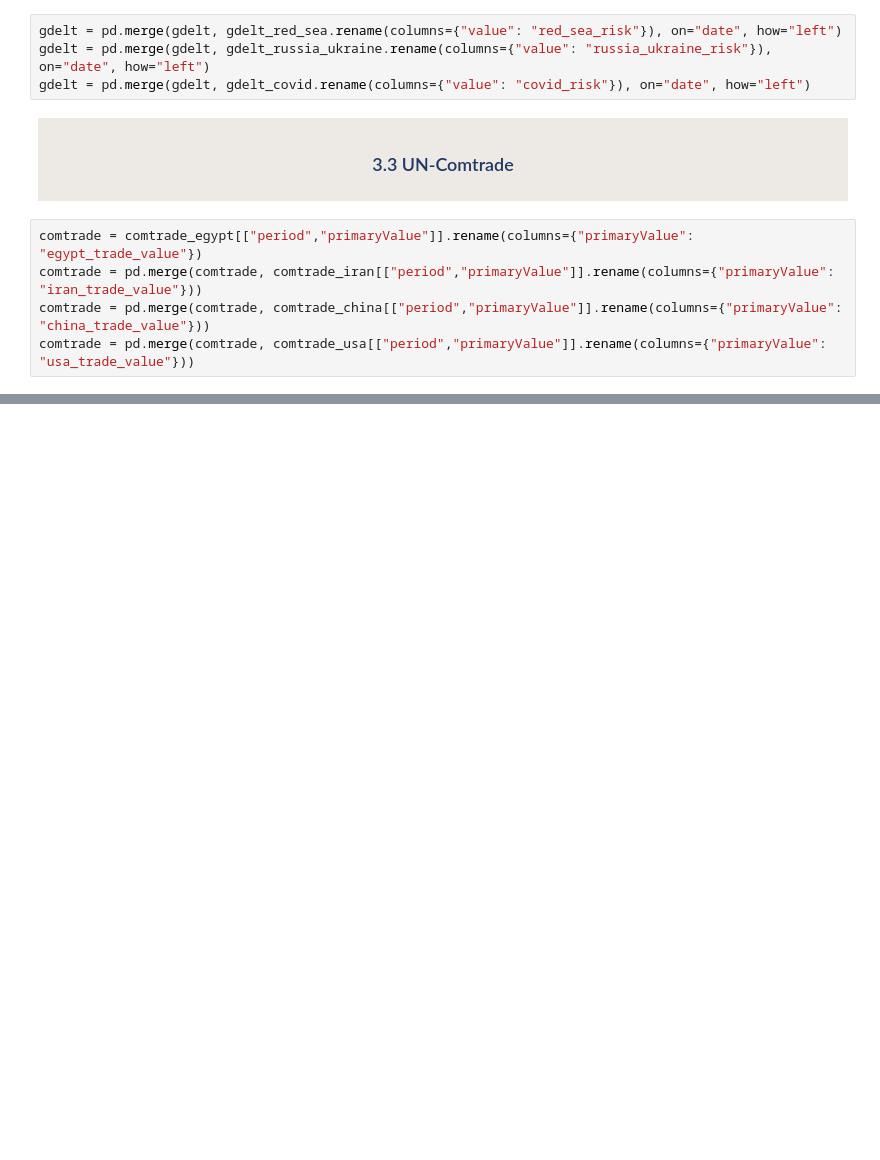
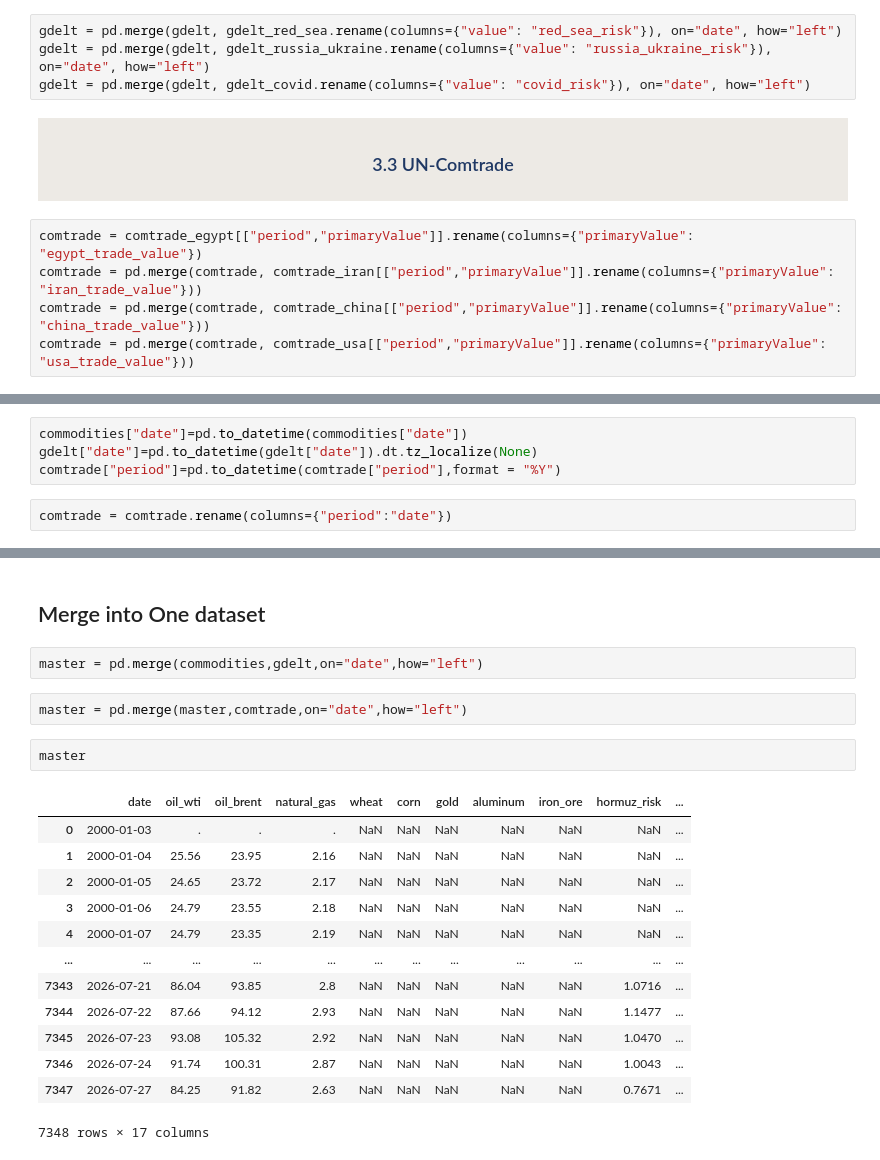
Before and after one commit to abdallahh07/global-trade-disruption-prediction, a Jupyter notebook: research.ipynb, the cells around one changed output, grey strips where cells are left out. Drawn from its saved outputs; the diff is of its cells as text; blank space fills up the shorter version.

```diff
--- a/research.ipynb
+++ b/research.ipynb
@@ -288,0 +338,6 @@ comtrade
+# %%
+commodities["date"]=pd.to_datetime(commodities["date"])
+gdelt["date"]=pd.to_datetime(gdelt["date"]).dt.tz_localize(None)
+comtrade["period"]=pd.to_datetime(comtrade["period"],format = "%Y")
+# %%
+comtrade = comtrade.rename(columns={"period":"date"})
@@ -288,0 +360,22 @@ comtrade
+# %% [markdown]
+## Merge into One dataset
+# %%
+master = pd.merge(commodities,gdelt,on="date",how="left")
+# %%
+master = pd.merge(master,comtrade,on="date",how="left")
+# %%
+master
+# %% [output]
+|  | date | oil_wti | oil_brent | natural_gas | wheat | corn | gold | aluminum | iron_ore | hormuz_risk | ... |
+| 0 | 2000-01-03 | . | . | . | NaN | NaN | NaN | NaN | NaN | NaN | ... |
+| 1 | 2000-01-04 | 25.56 | 23.95 | 2.16 | NaN | NaN | NaN | NaN | NaN | NaN | ... |
+| 2 | 2000-01-05 | 24.65 | 23.72 | 2.17 | NaN | NaN | NaN | NaN | NaN | NaN | ... |
+| 3 | 2000-01-06 | 24.79 | 23.55 | 2.18 | NaN | NaN | NaN | NaN | NaN | NaN | ... |
+| 4 | 2000-01-07 | 24.79 | 23.35 | 2.19 | NaN | NaN | NaN | NaN | NaN | NaN | ... |
+| ... | ... | ... | ... | ... | ... | ... | ... | ... | ... | ... | ... |
+| 7343 | 2026-07-21 | 86.04 | 93.85 | 2.8 | NaN | NaN | NaN | NaN | NaN | 1.0716 | ... |
+| 7344 | 2026-07-22 | 87.66 | 94.12 | 2.93 | NaN | NaN | NaN | NaN | NaN | 1.1477 | ... |
+| 7345 | 2026-07-23 | 93.08 | 105.32 | 2.92 | NaN | NaN | NaN | NaN | NaN | 1.0470 | ... |
+| 7346 | 2026-07-24 | 91.74 | 100.31 | 2.87 | NaN | NaN | NaN | NaN | NaN | 1.0043 | ... |
+| 7347 | 2026-07-27 | 84.25 | 91.82 | 2.63 | NaN | NaN | NaN | NaN | NaN | 0.7671 | ... |
+7348 rows × 17 columns
```
Also changed, not shown: parts of 16 cells of this notebook, 9 other files.
